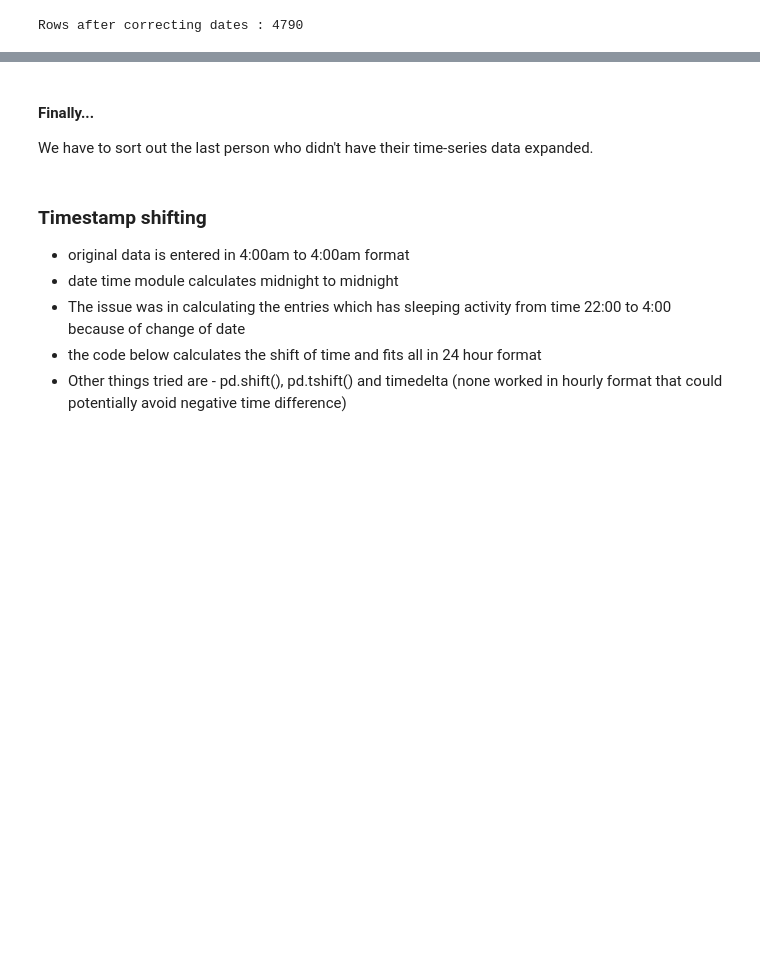
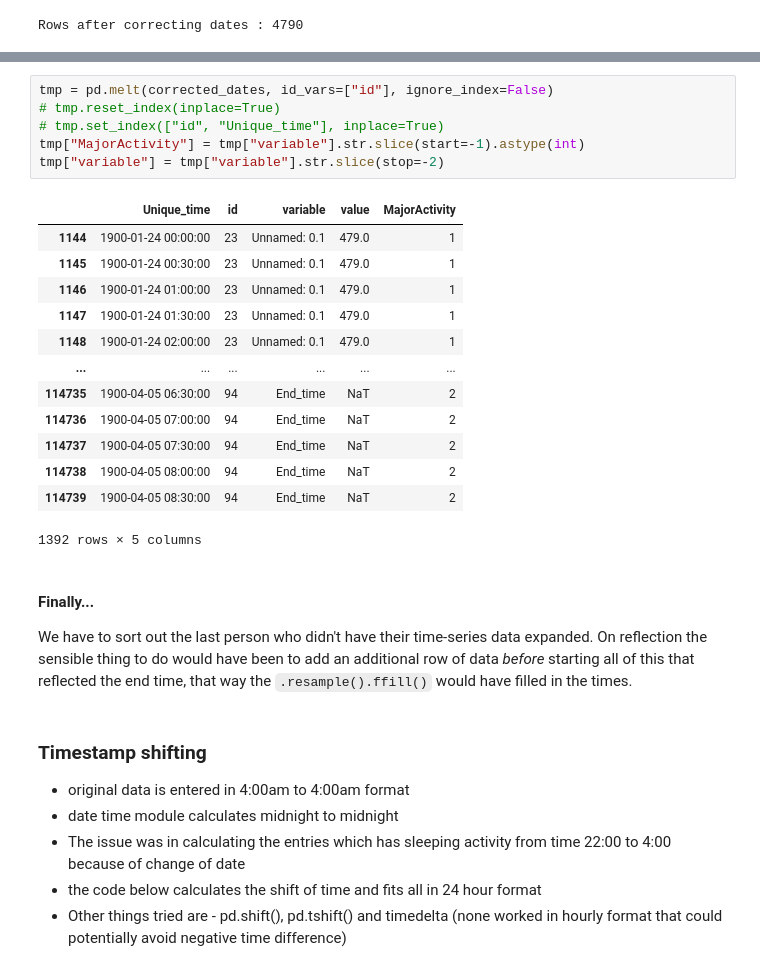
Before and after one commit to rjsayani/TUS_india, a Jupyter notebook: Rural_time_use_analysis_MH_v9.ipynb, the cells around one changed output, grey strips where cells are left out. Cells and saved outputs as stored; diff of their text form; blank space fills up the shorter version.

```diff
--- a/Rural_time_use_analysis_MH_v9.ipynb
+++ b/Rural_time_use_analysis_MH_v9.ipynb
@@ -526,7 +550,29 @@ we have (instead of a `MultiIndex`).
+# %%
+tmp = pd.melt(corrected_dates, id_vars=["id"], ignore_index=False)
+# tmp.reset_index(inplace=True)
+# tmp.set_index(["id", "Unique_time"], inplace=True)
+tmp["MajorActivity"] = tmp["variable"].str.slice(start=-1).astype(int)
+tmp["variable"] = tmp["variable"].str.slice(stop=-2)
+# %% [output]
+|  | Unique_time | id | variable | value | MajorActivity |
+| 1144 | 1900-01-24 00:00:00 | 23 | Unnamed: 0.1 | 479.0 | 1 |
+| 1145 | 1900-01-24 00:30:00 | 23 | Unnamed: 0.1 | 479.0 | 1 |
+| 1146 | 1900-01-24 01:00:00 | 23 | Unnamed: 0.1 | 479.0 | 1 |
+| 1147 | 1900-01-24 01:30:00 | 23 | Unnamed: 0.1 | 479.0 | 1 |
+| 1148 | 1900-01-24 02:00:00 | 23 | Unnamed: 0.1 | 479.0 | 1 |
+| ... | ... | ... | ... | ... | ... |
+| 114735 | 1900-04-05 06:30:00 | 94 | End_time | NaT | 2 |
+| 114736 | 1900-04-05 07:00:00 | 94 | End_time | NaT | 2 |
+| 114737 | 1900-04-05 07:30:00 | 94 | End_time | NaT | 2 |
+| 114738 | 1900-04-05 08:00:00 | 94 | End_time | NaT | 2 |
+| 114739 | 1900-04-05 08:30:00 | 94 | End_time | NaT | 2 |
+1392 rows × 5 columns
 # %% [markdown]
 #### Finally...
 
-We have to sort out the last person who didn't have their time-series data expanded.
+We have to sort out the last person who didn't have their time-series data expanded. On reflection the sensible thing to
+do would have been to add an additional row of data _before_ starting all of this that reflected the end time, that way
+the `.resample().ffill()` would have filled in the times.
 # %% [markdown]
 ### Timestamp shifting
 - original data is entered in 4:00am to 4:00am format
```
Also changed, not shown: parts of 4 cells of this notebook.
